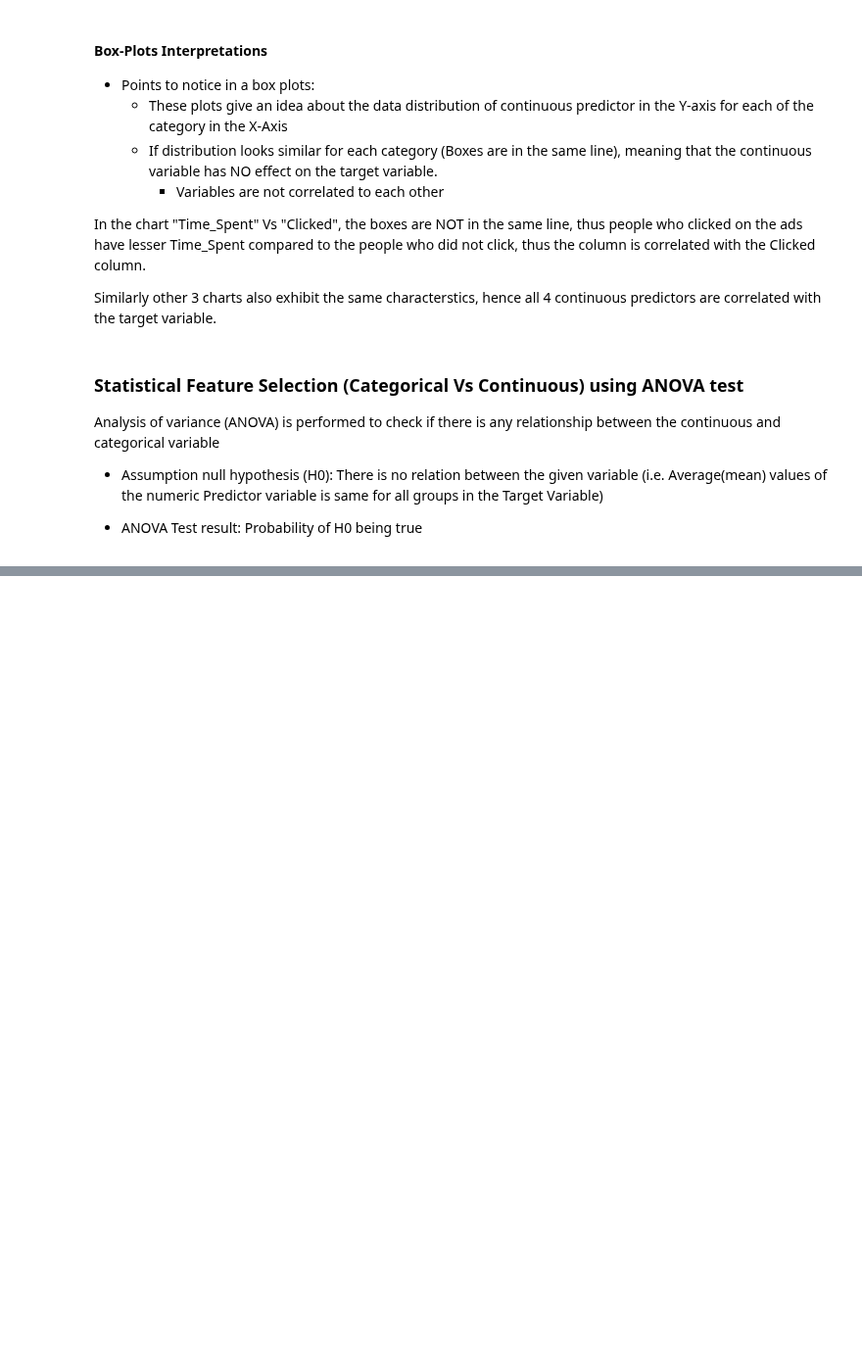
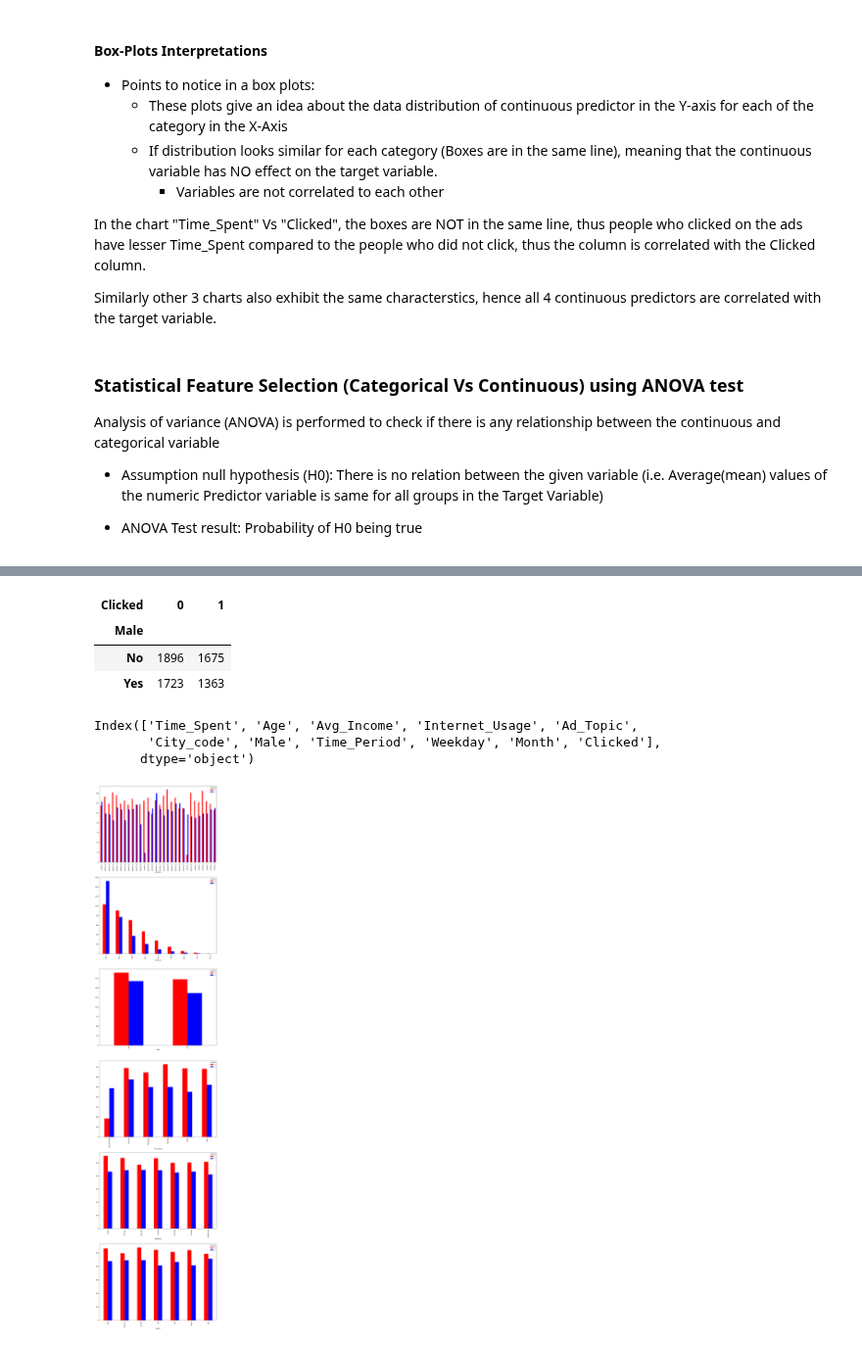
Before and after one commit to anish3565/Case_Studies, a Jupyter notebook: Classification/1. AdClickClassification.ipynb, the cells around one changed output, grey strips where cells are left out. Shown at 98% size. Drawn from its saved outputs; the diff is of its cells as text; code cells hidden in the pictures; blank space fills up the shorter version.

Commit message:
Data Pre-processing added

```diff
--- a/Classification/1. AdClickClassification.ipynb
+++ b/Classification/1. AdClickClassification.ipynb
@@ -502,0 +533,28 @@ def FunctionAnova(inpData, TargetVariable, ContinuousPredictorist):
+# %%
+# Cross tabulation between two categorical variables
+CrossTabResults=pd.crosstab(index=AdClickData['Male'], columns=AdClickData['Clicked'])
+CrossTabResults
+# %% [output]
+| Clicked | 0 | 1 |
+| Male |  |  |
+| No | 1896 | 1675 |
+| Yes | 1723 | 1363 |
+# %%
+AdClickData.columns
+# %% [output]
+Index(['Time_Spent', 'Age', 'Avg_Income', 'Internet_Usage', 'Ad_Topic',
+       'City_code', 'Male', 'Time_Period', 'Weekday', 'Month', 'Clicked'],
+      dtype='object')
+# %%
+# Visual inference using Grouped Bar Charts
+CategoricalColList=["Ad_Topic", "City_code", "Male", "Time_Period", "Weekday", "Month"]
+
+import matplotlib.pyplot as plt
+fig, PlotCanvas = plt.subplots(nrows=len(CategoricalColList), ncols=1, figsize=(15,69))
+
+# Creating grouped bar plots for each categorical predictor against Target Variable "Clicked"
+for CategoricalCol, i in zip(CategoricalColList, range(len(CategoricalColList))):
+    CrossTabResults=pd.crosstab(index=AdClickData[CategoricalCol], columns=AdClickData['Clicked'])
+    CrossTabResults.plot.bar(color=['red', 'blue'], ax=PlotCanvas[i])
+# %% [output]
+[figure, added]
```
Also changed, not shown: parts of 18 cells of this notebook, 1 other file.
